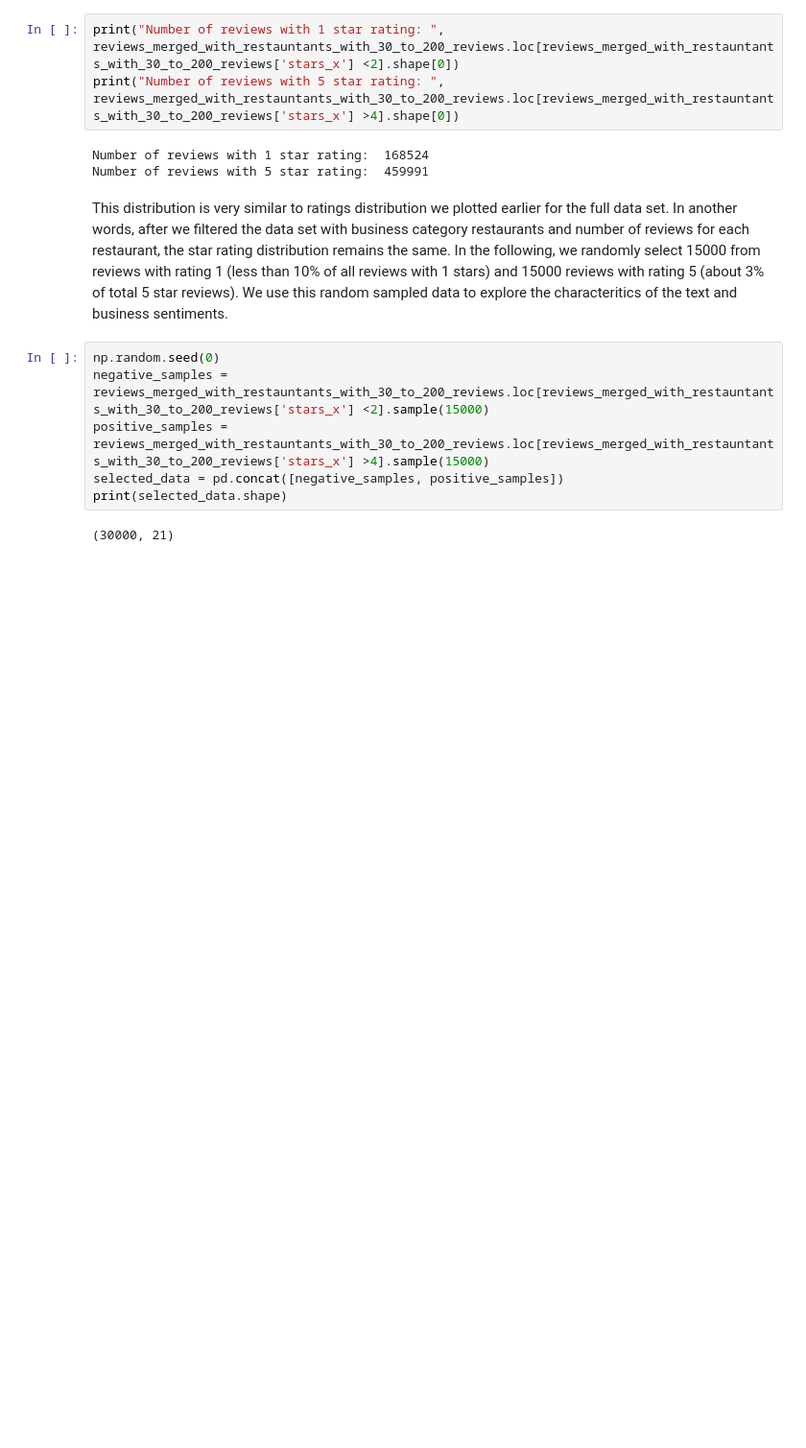
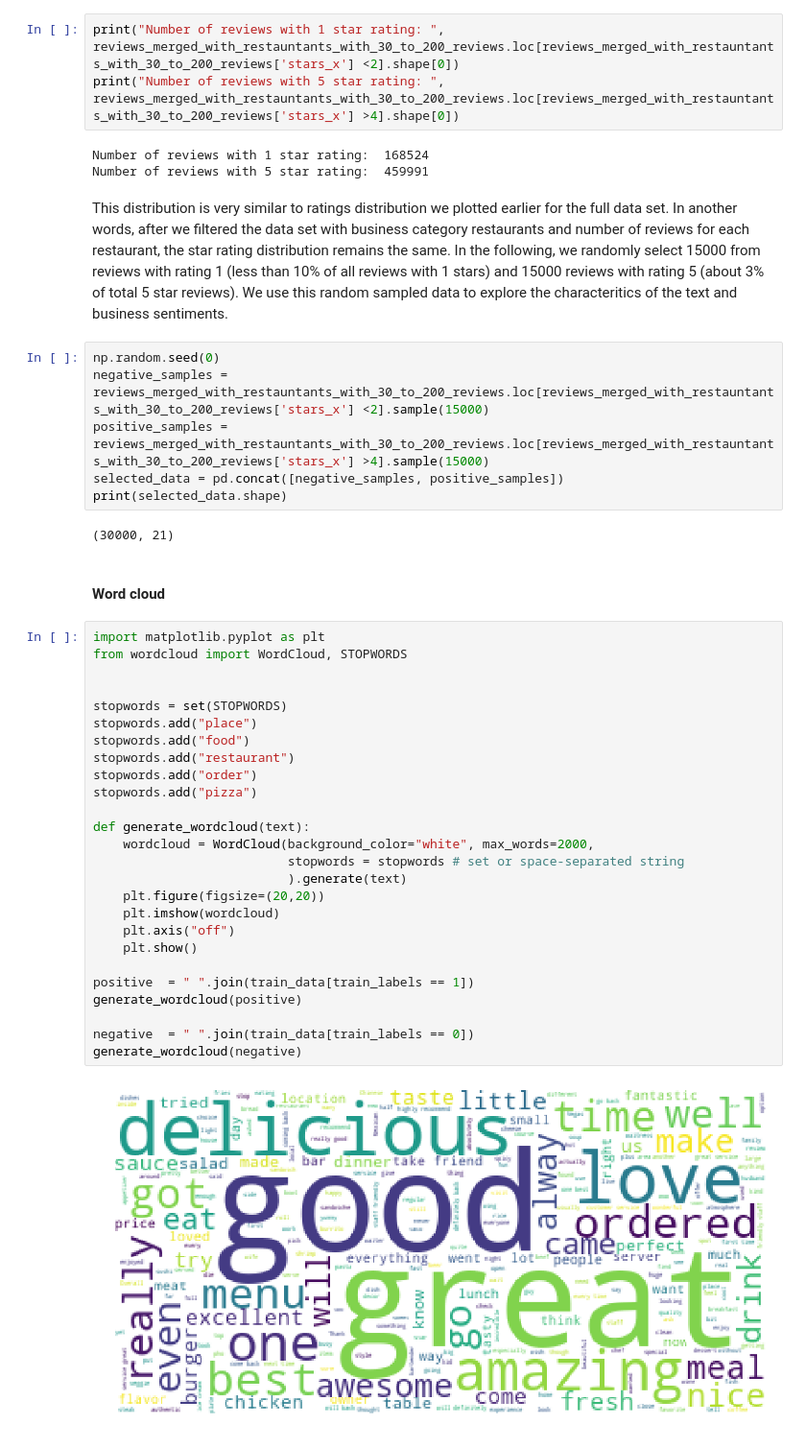
Before and after one commit to chandra1sekar/yelp-reviews, a Jupyter notebook: yelp_review_classification.ipynb, the cells around one changed output. Shown at 96% size. Drawn from its saved outputs; the diff is of its cells as text; blank space fills up the shorter version.

Commit message:
Add world cloud

```diff
--- a/yelp_review_classification.ipynb
+++ b/yelp_review_classification.ipynb
@@ -474,3 +476,33 @@ selected_data = pd.concat([negative_samples, positive_samples])
 print(selected_data.shape)
 # %% [output]
 (30000, 21)
+# %% [markdown]
+#### Word cloud
+# %%
+import matplotlib.pyplot as plt
+from wordcloud import WordCloud, STOPWORDS
+
+
+stopwords = set(STOPWORDS)
+stopwords.add("place")
+stopwords.add("food")
+stopwords.add("restaurant")
+stopwords.add("order")
+stopwords.add("pizza")
+
+def generate_wordcloud(text):
+    wordcloud = WordCloud(background_color="white", max_words=2000,
+                          stopwords = stopwords # set or space-separated string
+                          ).generate(text)
+    plt.figure(figsize=(20,20))
+    plt.imshow(wordcloud)
+    plt.axis("off")
+    plt.show()
+
+positive  = " ".join(train_data[train_labels == 1])
+generate_wordcloud(positive)
+
+negative  = " ".join(train_data[train_labels == 0])
+generate_wordcloud(negative)
+# %% [output]
+[figure, added]
```
Also changed, not shown: parts of 2 cells of this notebook.
